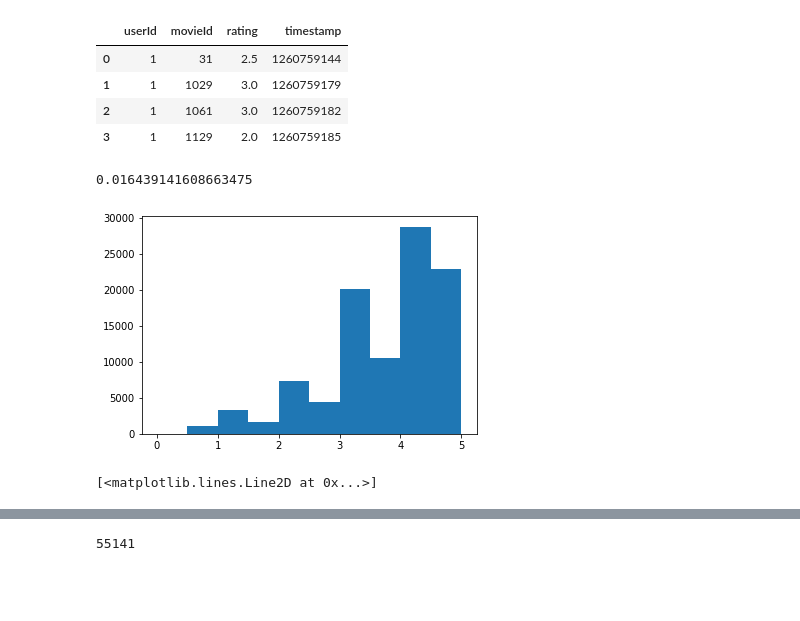
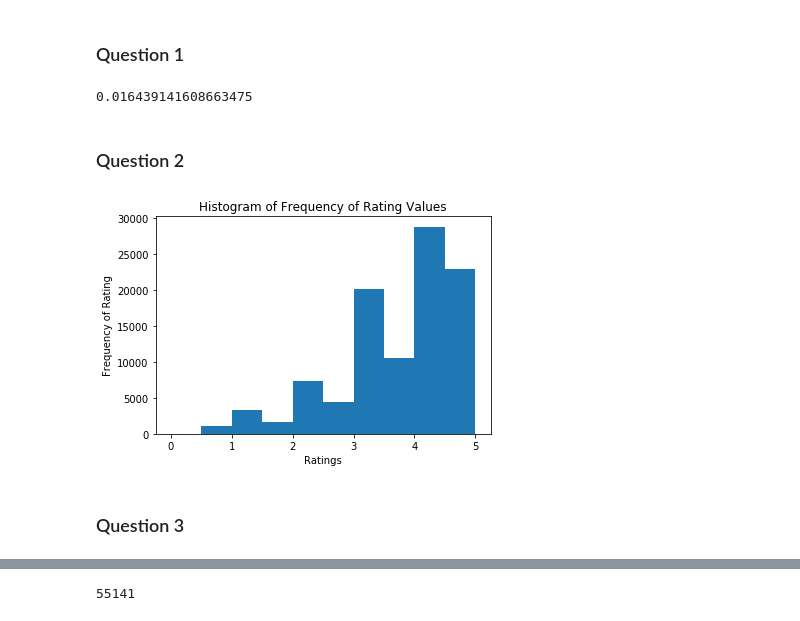
Before and after one commit to satyatumati/Collaborative-Filtering, a Jupyter notebook: Project 3_v1.ipynb, the cells around one changed output, grey strips where cells are left out. Cells and saved outputs as stored; diff of their text form; code cells hidden in the pictures; blank space fills up the shorter version.

```diff
--- a/Project 3_v1.ipynb
+++ b/Project 3_v1.ipynb
@@ -10,19 +18,18 @@ dataset['movieId'].nunique()
-# %%
-dataset.head(4)
-# %% [output]
-|  | userId | movieId | rating | timestamp |
-| 0 | 1 | 31 | 2.5 | 1260759144 |
-| 1 | 1 | 1029 | 3.0 | 1260759179 |
-| 2 | 1 | 1061 | 3.0 | 1260759182 |
-| 3 | 1 | 1129 | 2.0 | 1260759185 |
+# %% [markdown]
+### Question 1
 # %%
 sparsity = dataset.shape[0]/(dataset['movieId'].nunique() * dataset['userId'].nunique())
 # %%
 print(sparsity)
 # %% [output]
 0.016439141608663475
+# %% [markdown]
+### Question 2
 # %%
 plt.hist(dataset['rating'],bins=np.arange(0, 5 + 0.5, 0.5))
+plt.title('Histogram of Frequency of Rating Values')
+plt.xlabel('Ratings')
+plt.ylabel('Frequency of Rating')
 plt.show()
 # %% [output]
-[figure, old version]
+[figure, new version]
@@ -33 +36,3 @@ movie_ids = dataset['movieId']
+# %% [markdown]
+### Question 3
 # %%
@@ -34,5 +40 @@ movie_ids = dataset['movieId']
 movie_ratings_dict = dict(Counter(movie_ids))
-# %%
-plt.plot(range(0,len(movie_ratings_dict.keys())), sorted(movie_ratings_dict.values(),reverse=True))
-# %% [output]
-[<matplotlib.lines.Line2D at 0x...>]
```
Also changed, not shown: parts of 56 cells of this notebook, 1 other file.
